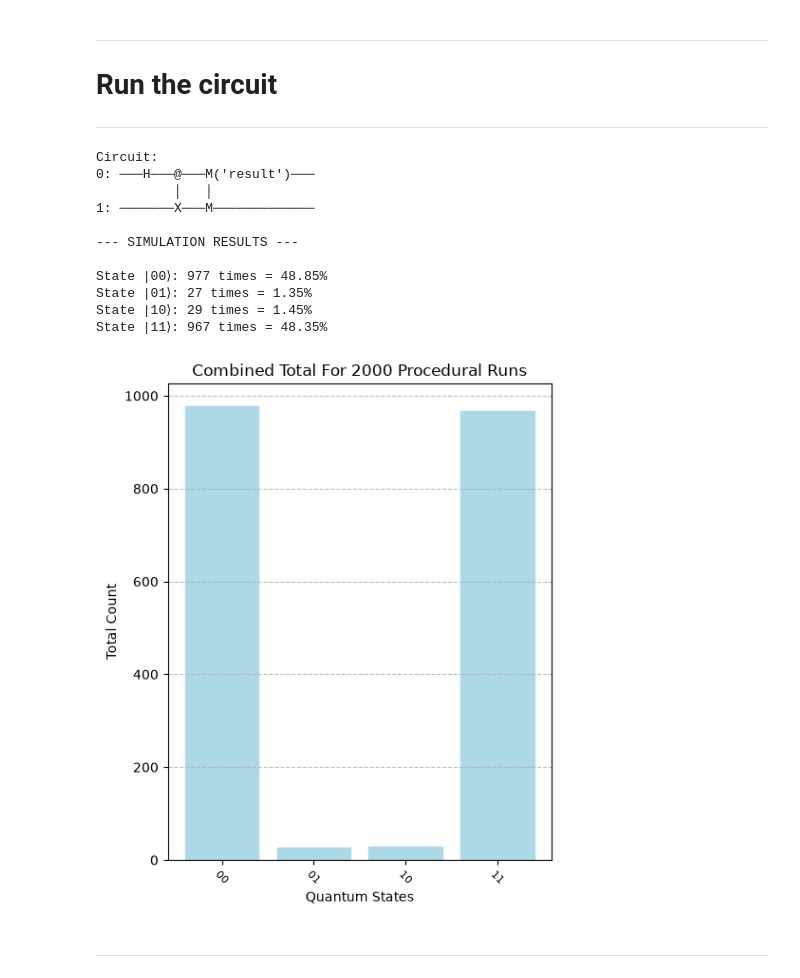
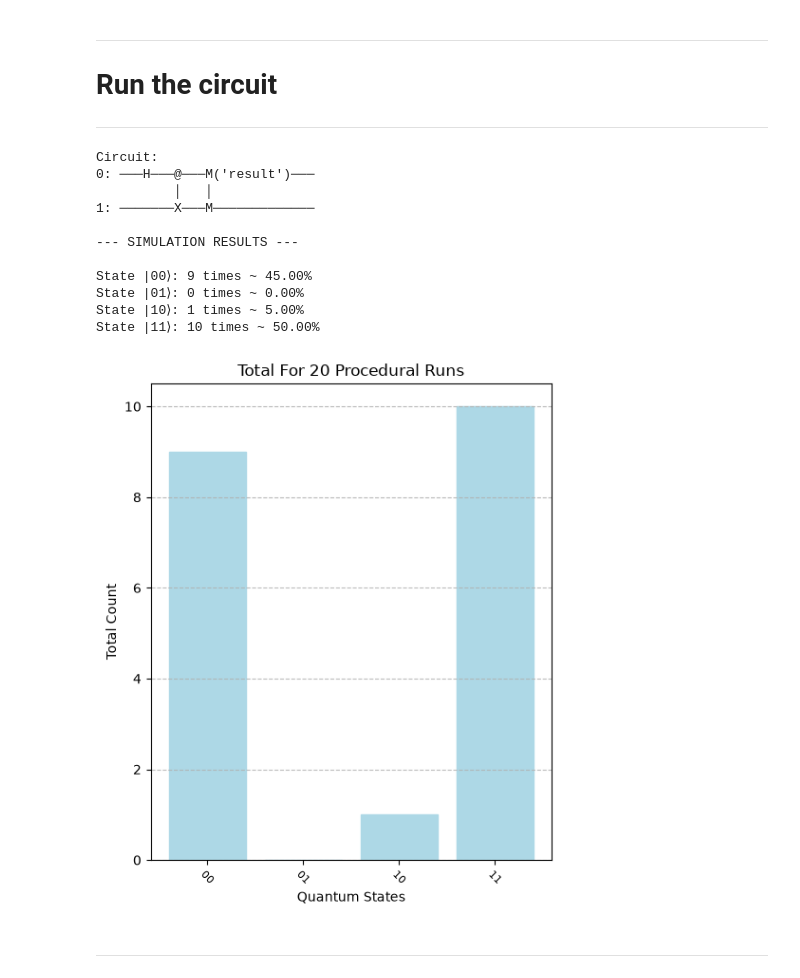
Before and after one commit to kartikeyabekkari/HyperRealisticNisqSimulation, a Jupyter notebook: Hyper_Realistic_NISQ_Simulation.ipynb, the cells around one changed output. Drawn from its saved outputs; the diff is of its cells as text; code cells hidden in the pictures.

```diff
--- a/Hyper_Realistic_NISQ_Simulation.ipynb
+++ b/Hyper_Realistic_NISQ_Simulation.ipynb
@@ -128,6 +128,7 @@ MULTI_GATE_TYPES = (
     cirq.SwapPowGate,
 )
 
+#---------- error values for each type of gate ----------
 readout_error_nums = [(max(0,readout_noise-readout_noise_plus_minus)),readout_noise,(min(1,readout_noise+readout_noise_plus_minus))]
 multi_gate_error_nums = [(max(0, multi_qubit_noise-multi_qubit_plus_minus)),multi_qubit_noise,(min(1,multi_qubit_noise+multi_qubit_plus_minus))] # Ensured the lower bound is not negative
 single_gate_error_nums = [(max(0,single_qubit_noise-single_qubit_plus_minus)),single_qubit_noise,(min(1,single_qubit_noise+single_qubit_plus_minus))]
@@ -144,11 +145,9 @@ def build_shot_circuit(original_circuit, all_qubits):
             continue
 
         single_loud_qubits = {
-            q for op in moment if isinstance(op.gate, SINGLE_GATE_TYPES) for q in op.qubits
-        }
+            q for op in moment if isinstance(op.gate, SINGLE_GATE_TYPES) for q in op.qubits}
         multi_loud_qubits = {
-            q for op in moment if isinstance(op.gate, MULTI_GATE_TYPES) for q in op.qubits
-        }
+            q for op in moment if isinstance(op.gate, MULTI_GATE_TYPES) for q in op.qubits}
 
         bit_flip_ops = []
         depolarize_ops = []
@@ -164,6 +163,7 @@ def build_shot_circuit(original_circuit, all_qubits):
 
             bit_flip_ops.append(cirq.bit_flip(p=error_rate)(q))
             depolarize_ops.append(cirq.depolarize(p=error_rate)(q))
+
             if np.random.rand() < error_rate:
                 flipped_qubit_indices.append(q_idx)
 
@@ -172,23 +172,26 @@ def build_shot_circuit(original_circuit, all_qubits):
         circuit.append(cirq.Moment(cirq.amplitude_damp(amplitude_damp_chance)(q) for q in all_qubits))
 
         # --- Crosstalk made with the flip idx above ---
+
         crosstalk_ops = []
         for q_idx, q in enumerate(all_qubits):
             if q_idx in flipped_qubit_indices:
                 crosstalk_p = 1.0  # this qubit already flipped, therefore treat as certain
             elif flipped_qubit_indices:
                 distance = [
-                    abs(q_idx - flipped_idx) * distance_between_qubits for flipped_idx in flipped_qubit_indices
-                ]
-                shortest = min(distance)
+                    abs(q_idx - flipped_idx) * distance_between_qubits for flipped_idx in flipped_qubit_indices]
+                shortest_distance = min(distance)
 
 
-                crosstalk_p = 1.0 / (shortest*distance_between_qubits ** 4)  # Needa edits
+
+                crosstalk_p = 1.0 / (shortest_distance*distance_between_qubits ** 4)  # Needs edits
 
 
 
             else:
+              # no flip happend in the whole moment, no opportunity for crosstalk
                 crosstalk_p = 0.0
+
             crosstalk_ops.append(cirq.bit_flip(p=crosstalk_p)(q))
         circuit.append(cirq.Moment(crosstalk_ops))
 
@@ -219,11 +222,11 @@ def graph(num_qubits, num_runs):
         labels.append(binary_string)
         actual_count = total_counts.get(outcome, 0)
         values.append(actual_count)
-        print(f"State |{binary_string}⟩: {actual_count} times = {(actual_count / num_runs) * 100:.2f}%")
+        print(f"State |{binary_string}⟩: {actual_count} times ~ {(actual_count / num_runs) * 100:.2f}%")
 
     plt.figure(figsize=(1 + 2 * num_qubits, 6))
     plt.bar(labels, values, color="lightblue", edgecolor="lightblue")
-    plt.title(f"Combined Total For {num_runs} Procedural Runs")
+    plt.title(f"Total For {num_runs} Procedural Runs")
     plt.xlabel("Quantum States")
     plt.ylabel("Total Count")
     plt.xticks(rotation=315, fontsize=8)
@@ -246,20 +249,20 @@ def run_NISQ_simulation(circuit_template, all_qubits, num_runs):
 # Run the circuit
 ---
 # %%
-run_NISQ_simulation(base_circuit, qubits, number_of_runs)
+run_NISQ_simulation(base_circuit, qubits, 20)
 # %% [output]
 Circuit:
 0: ───H───@───M('result')───
           │   │
 1: ───────X───M─────────────
 
 --- SIMULATION RESULTS ---
 
-State |00⟩: 977 times = 48.85%
-State |01⟩: 27 times = 1.35%
-State |10⟩: 29 times = 1.45%
-State |11⟩: 967 times = 48.35%
+State |00⟩: 9 times ~ 45.00%
+State |01⟩: 0 times ~ 0.00%
+State |10⟩: 1 times ~ 5.00%
+State |11⟩: 10 times ~ 50.00%
-[figure, old version]
+[figure, new version]
 # %% [markdown]
 #
 ---
```
Also changed, not shown: parts of 12 cells of this notebook.
